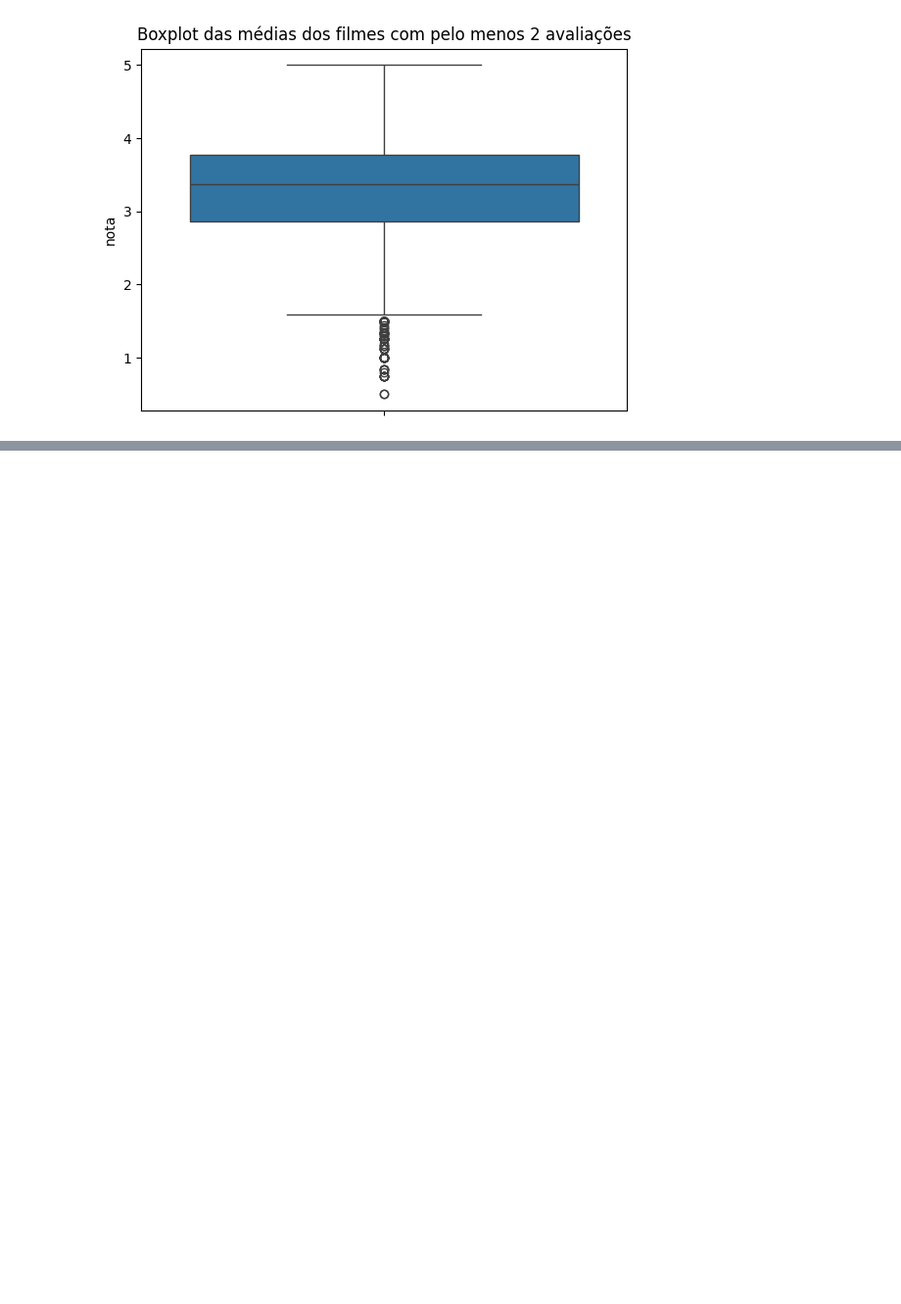
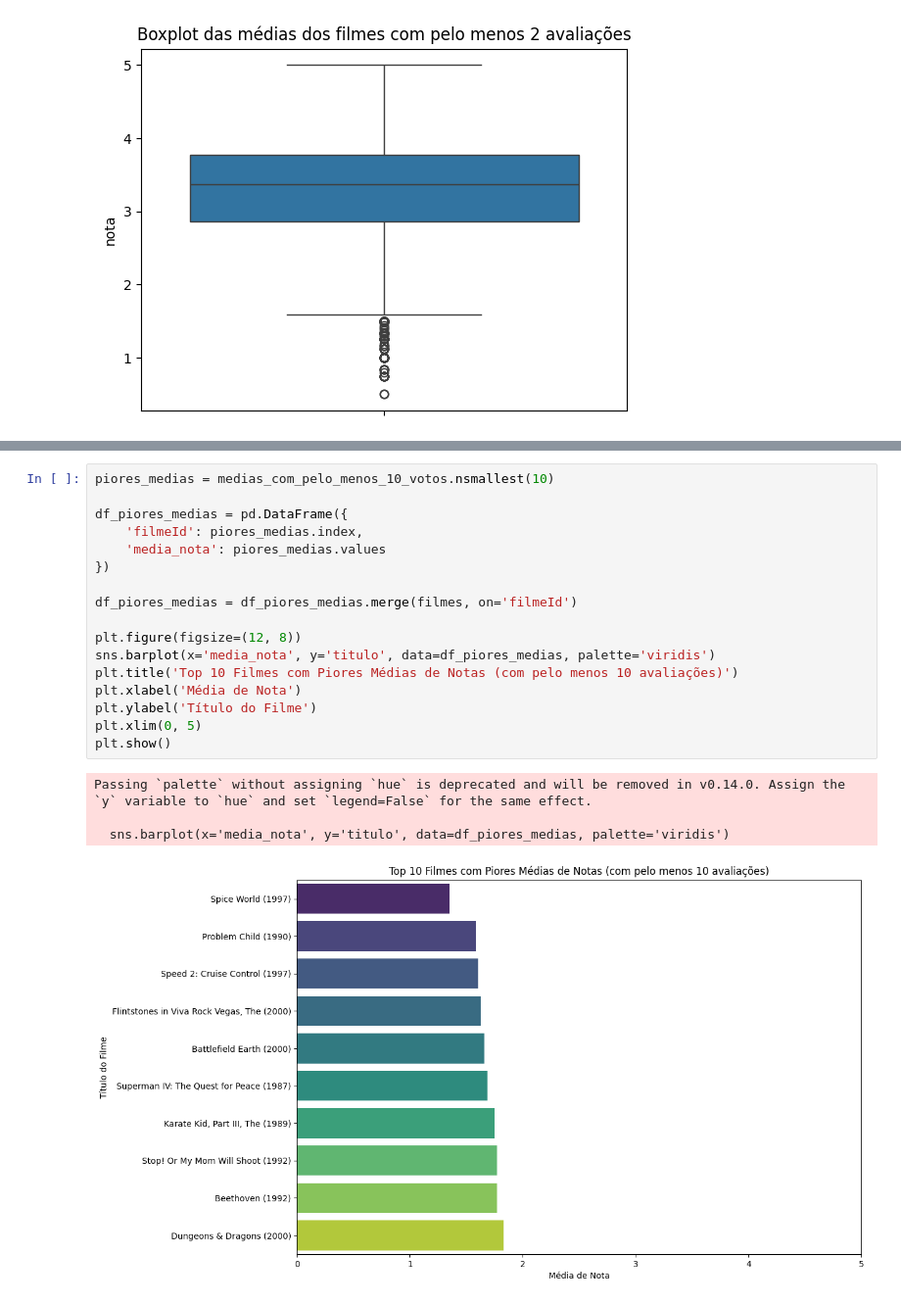
Before and after one commit to MatheusFVieira/Curso_DataScience, a Jupyter notebook: introducao_data_science.ipynb, the cells around one changed output, grey strips where cells are left out. Shown at 98% size. Drawn from its saved outputs; the diff is of its cells as text; blank space fills up the shorter version.

Commit message:
Analizando os filmes com pior avaliação

```diff
--- a/introducao_data_science.ipynb
+++ b/introducao_data_science.ipynb
@@ -587,3 +580,25 @@ Passing `palette` without assigning `hue` is deprecated and will be removed in v
 
   sns.barplot(x='votos', y='titulo', data=df_top_10_votos, palette='viridis')
 [figure]
+# %%
+piores_medias = medias_com_pelo_menos_10_votos.nsmallest(10)
+
+df_piores_medias = pd.DataFrame({
+    'filmeId': piores_medias.index,
+    'media_nota': piores_medias.values
+})
+
+df_piores_medias = df_piores_medias.merge(filmes, on='filmeId')
+
+plt.figure(figsize=(12, 8))
+sns.barplot(x='media_nota', y='titulo', data=df_piores_medias, palette='viridis')
+plt.title('Top 10 Filmes com Piores Médias de Notas (com pelo menos 10 avaliações)')
+plt.xlabel('Média de Nota')
+plt.ylabel('Título do Filme')
+plt.xlim(0, 5)
+plt.show()
+# %% [output]
+Passing `palette` without assigning `hue` is deprecated and will be removed in v0.14.0. Assign the `y` variable to `hue` and set `legend=False` for the same effect.
+
+  sns.barplot(x='media_nota', y='titulo', data=df_piores_medias, palette='viridis')
+[figure, added]
```
Also changed, not shown: parts of 1 cell of this notebook.
